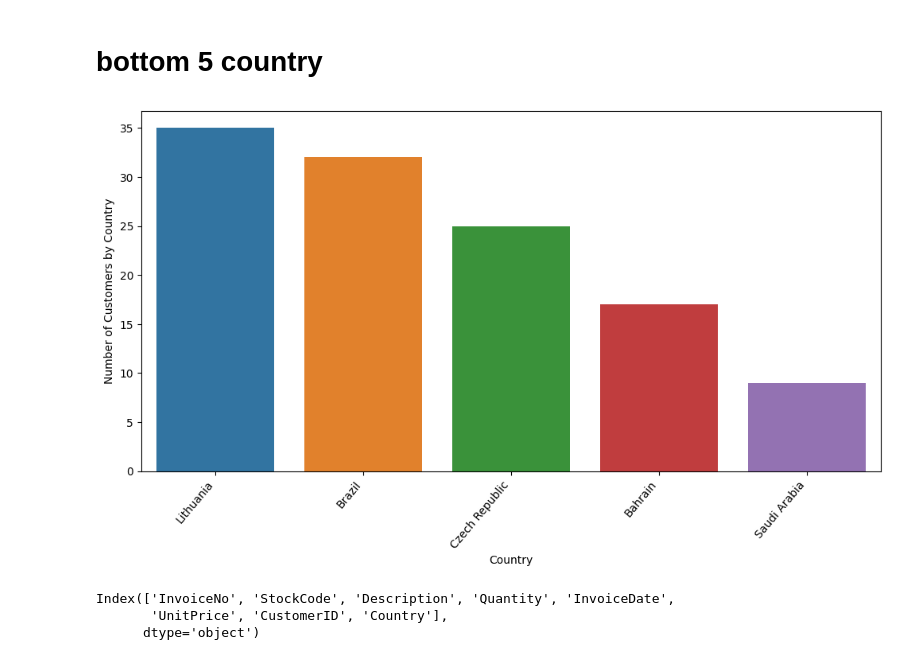
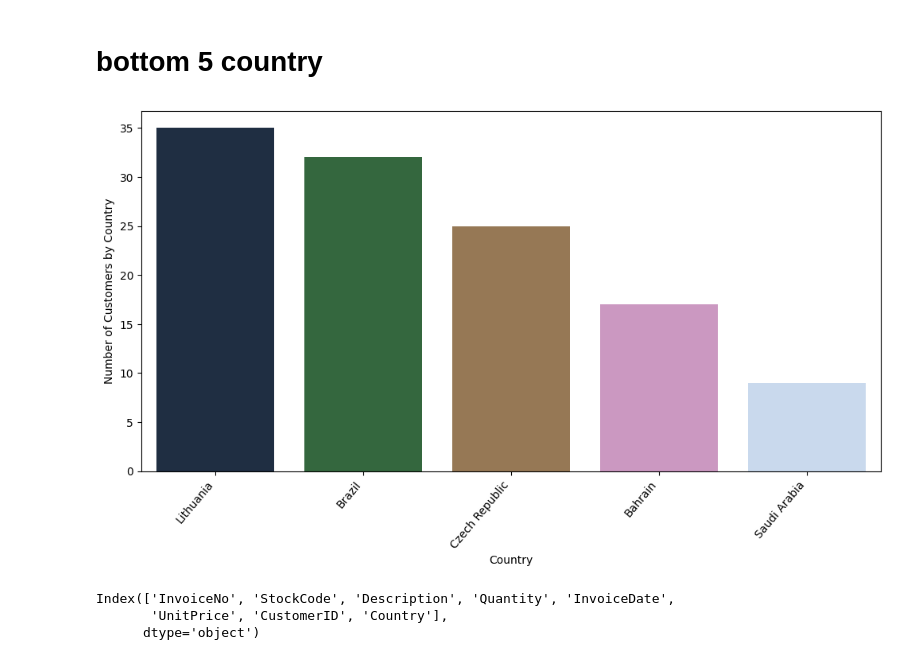
Before and after one commit to AtulChouhan0/Online-Retail-Customer-Segmentation, a Jupyter notebook: Online_Retail_Customer_Segmentation_Capstone_Project.ipynb, the cells around one changed output. Drawn from its saved outputs; the diff is of its cells as text; code cells hidden in the pictures.

```diff
--- a/Online_Retail_Customer_Segmentation_Capstone_Project.ipynb
+++ b/Online_Retail_Customer_Segmentation_Capstone_Project.ipynb
@@ -209,13 +209,13 @@ df[df['Country']=='United Kingdom']
 # %%
 country_df = pd.DataFrame(df.groupby('Country')['Country'].count())
 country_df.columns = ['Number of Customers by Country']
 country_df.sort_values('Number of Customers by Country', inplace=True, ascending=False)
 fig, ax = plt.subplots(figsize=(12,6),dpi=100)
-ax=sns.barplot(x=country_df.index[-5:], y=country_df['Number of Customers by Country'][-5:])
+ax=sns.barplot(x=country_df.index[-5:], y=country_df['Number of Customers by Country'][-5:],palette = "cubehelix")
 ax.set_xticklabels(ax.get_xticklabels(), rotation=50, ha="right")
 plt.show()
 # %% [output]
-[figure, old version]
+[figure, new version]
 # %%
 df.columns
 # %% [output]
```
Also changed, not shown: parts of 69 cells of this notebook.
